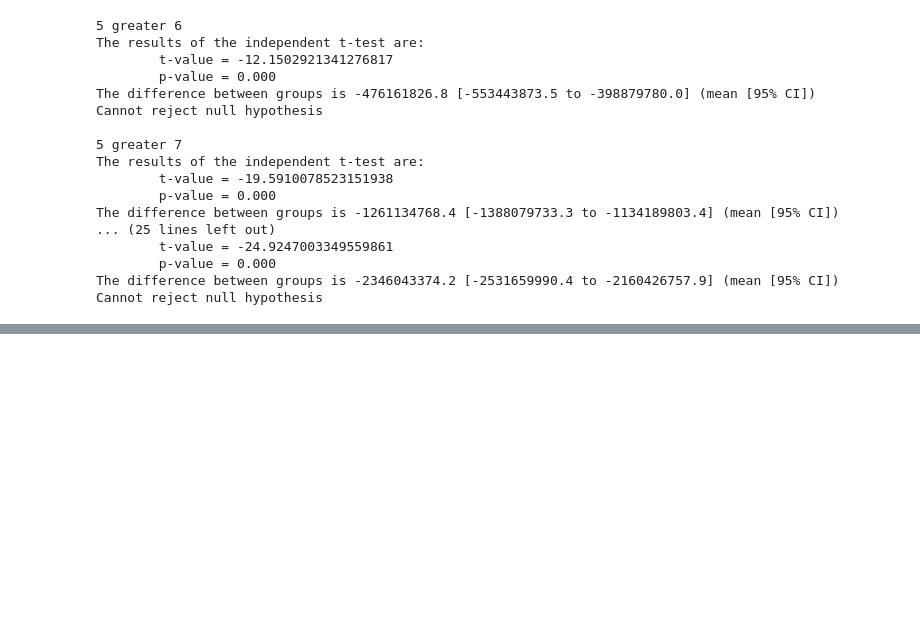
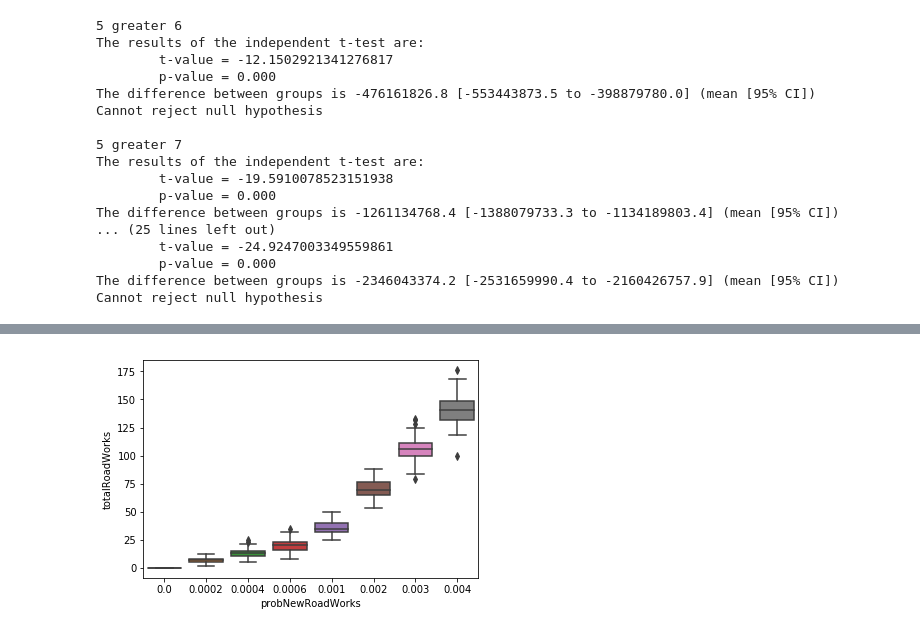
Before and after one commit to arminnh/ma2-multi-agent-system-robot-delivery, a Jupyter notebook: experiment-statistics/statistics.ipynb, the cells around one changed output, grey strips where cells are left out. Saved outputs shown, nothing was run; the diff lists cells and outputs as text; code cells hidden in the pictures; blank space fills up the shorter version.

```diff
--- a/experiment-statistics/statistics.ipynb
+++ b/experiment-statistics/statistics.ipynb
@@ -229,0 +240,4 @@ Cannot reject null hypothesis
+# %%
+drawBoxPlotForExperiments(thirdExps, "probNewRoadWorks", "totalRoadWorks")
+# %% [output]
+[figure, added]
```
Also changed, not shown: parts of 8 cells of this notebook.
